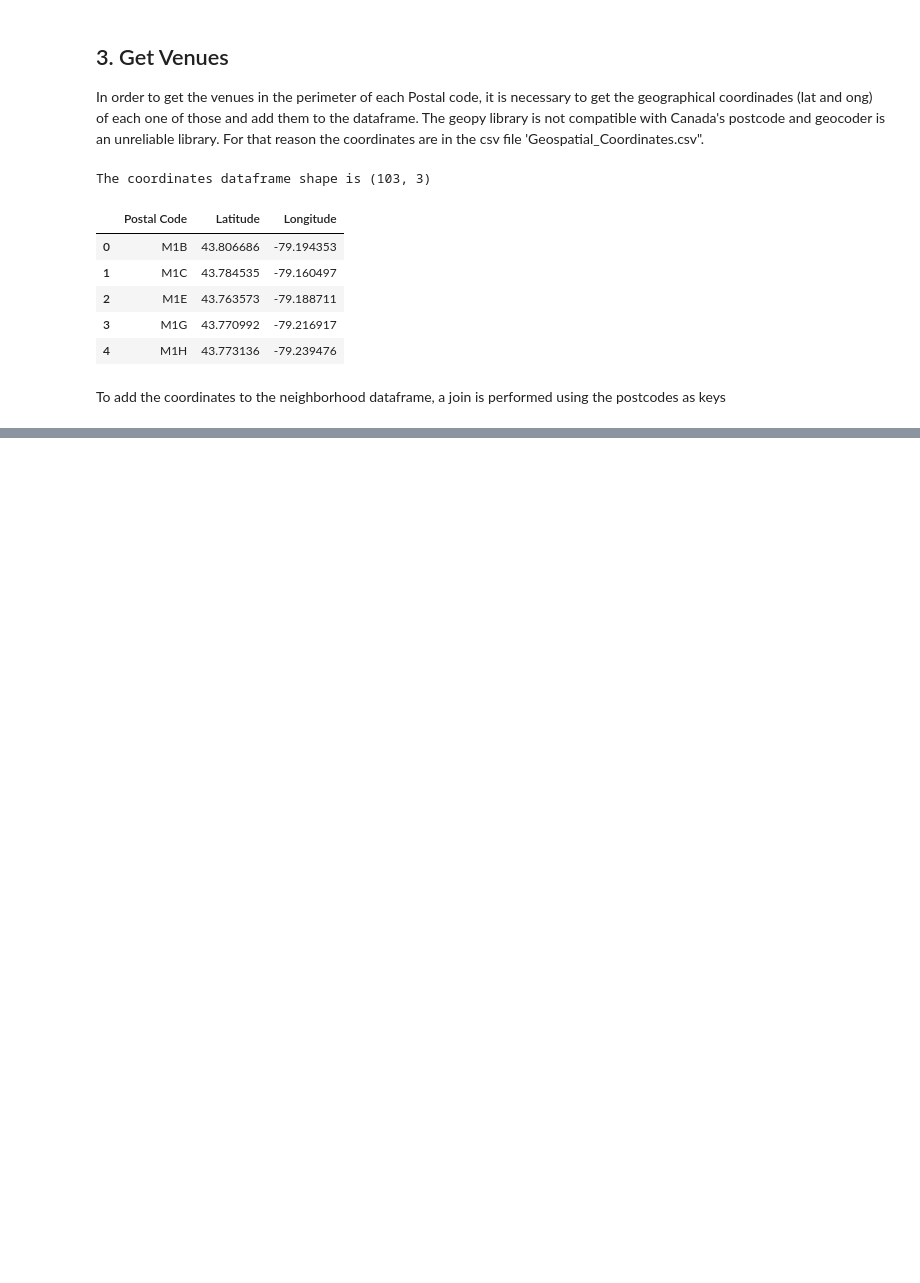
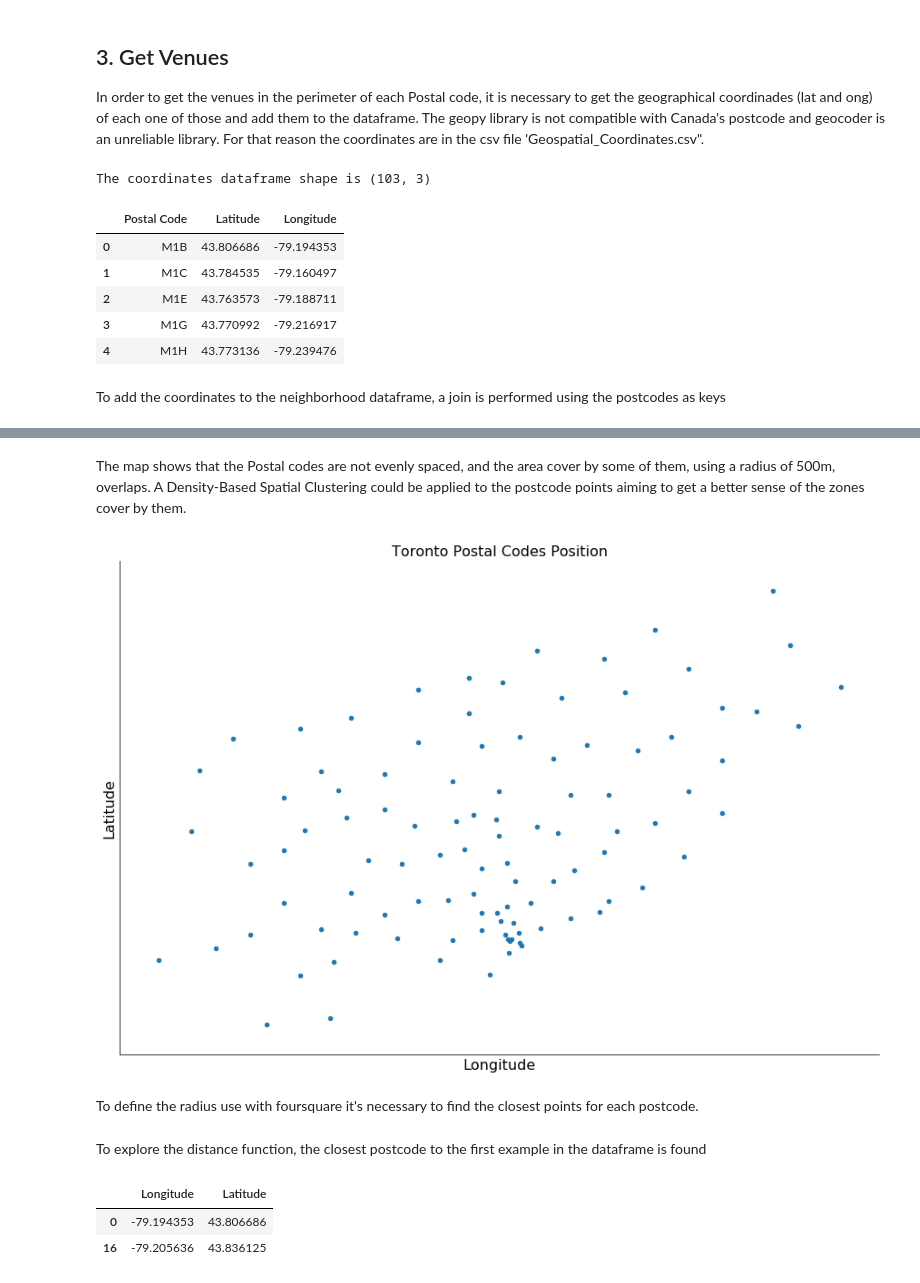
Before and after one commit to Juankboards/toronto_neighborhood_clustering, a Jupyter notebook: toronto_neighborhood_clustering.ipynb, the cells around one changed output, grey strips where cells are left out. Drawn from its saved outputs; the diff is of its cells as text; code cells hidden in the pictures; blank space fills up the shorter version.

```diff
--- a/toronto_neighborhood_clustering.ipynb
+++ b/toronto_neighborhood_clustering.ipynb
@@ -245,0 +277,28 @@ postcodes_with_coordinates_df.head(10)
+# %% [markdown]
+The map shows that the Postal codes are not evenly spaced, and the area cover by some of them, using a radius of 500m, overlaps. A Density-Based Spatial Clustering could be applied to the postcode points aiming to get a better sense of the zones cover by them.
+# %%
+import matplotlib.pyplot as plt
+
+X = postcodes_with_coordinates_df[['Longitude', 'Latitude']]
+
+scatter_plot = X.plot.scatter(x='Longitude',
+               y='Latitude',
+               fontsize = 16,
+               figsize=(15, 10))
+
+scatter_plot.set_yticklabels([])
+scatter_plot.set_xticklabels([])
+scatter_plot.set_xticks([])
+scatter_plot.set_yticks([])
+scatter_plot.spines['top'].set_color(None)
+scatter_plot.spines['right'].set_color(None)
+plt.xlabel('Longitude', fontsize=16)
+plt.ylabel('Latitude', fontsize=16)
+scatter_plot.set_title('Toronto Postal Codes Position', fontsize=16)
+
+scatter_plot.set_yticklabels(labels = 'Latitude', fontdict={'fontsize': 20})
+plt.show()
+# %% [output]
+[figure, added]
+# %% [markdown]
+To define the radius use with foursquare it's necessary to find the closest points for each postcode.
@@ -245,0 +315,12 @@ postcodes_with_coordinates_df.head(10)
+# %% [markdown]
+To explore the distance function, the closest postcode to the first example in the dataframe is found
+# %%
+coordinates = postcodes_with_coordinates_df[['Latitude', 'Longitude']]
+
+distance, closest_point_index = closest_postcode(coordinates[:1], coordinates[~coordinates.index.isin([0])])
+close_points = X[:1].append(X[closest_point_index+1:closest_point_index+2])
+close_points
+# %% [output]
+|  | Longitude | Latitude |
+| 0 | -79.194353 | 43.806686 |
+| 16 | -79.205636 | 43.836125 |
```
Also changed, not shown: parts of 54 cells of this notebook.
